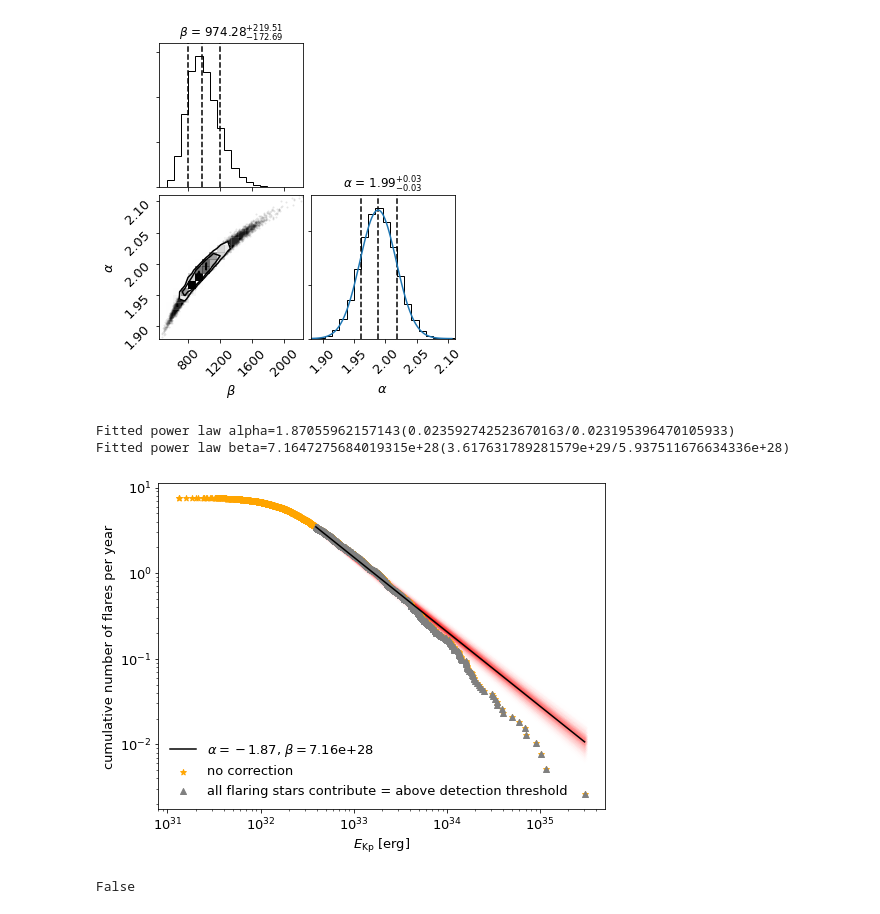
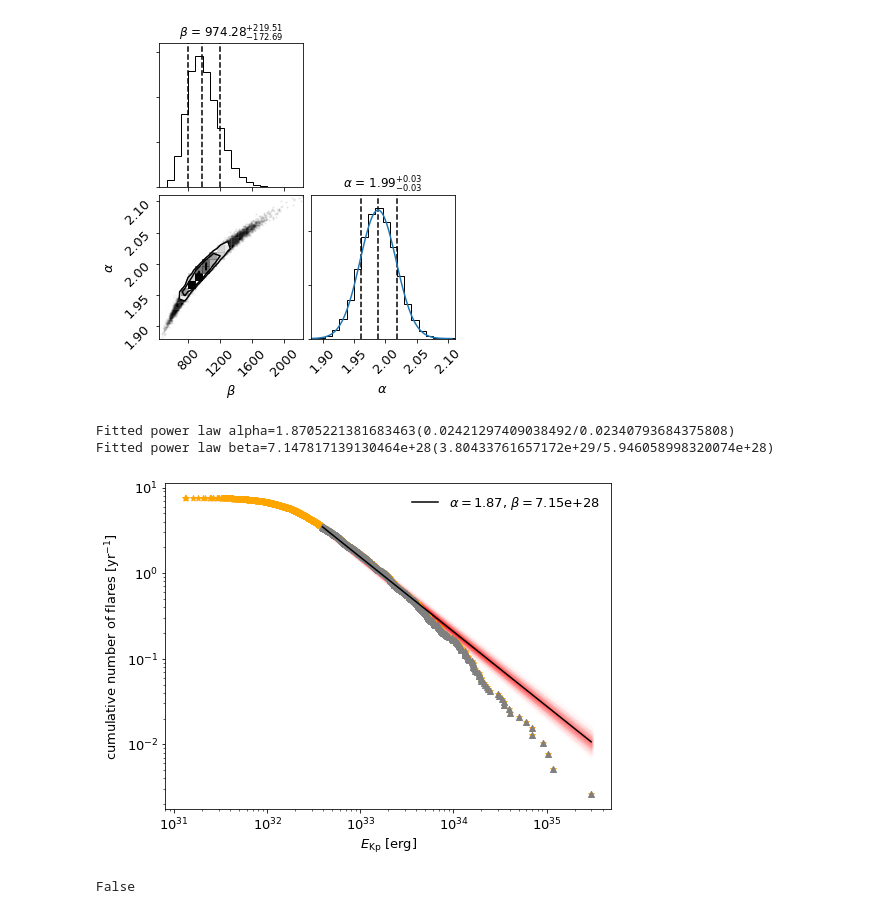
Before and after one commit to ekaterinailin/flares-in-clusters-with-k2-ii, a Jupyter notebook: VettingFlares/FFDs_Wheatland.ipynb, the cells around one changed output. Cells and saved outputs as stored; diff of their text form; code cells hidden in the pictures.

```diff
--- a/VettingFlares/FFDs_Wheatland.ipynb
+++ b/VettingFlares/FFDs_Wheatland.ipynb
@@ -163,7 +163,7 @@ ffd = FFD(f=df2[hasflares & ~(df.ed_rec.isnull())], tot_obs_time=tobs, ID="EPIC"
 ed, freq, counts = ffd.ed_and_freq(energy_correction=False,
                             recovery_probability_correction=False,
                              multiple_stars=False)
-ax.scatter(ed, freq, c="orange", marker="*", label="no correction")
+ax.scatter(ed, freq, c="orange", marker="*")#, label="no correction")
 
 
 #---------- multiple stars
@@ -187,39 +187,39 @@ ffd.freq = freq[np.where(ed>thresh)]
 ffd.alpha_prior = 1.85
 ffd.beta_prior = 1.75e28
 BFA = ffd.fit_mcmc_powerlaw(steps=200.)
 print(f"Fitted power law alpha={ffd.alpha}({ffd.alpha_up_err}/{ffd.alpha_low_err})")
 print(f"Fitted power law beta={ffd.beta}({ffd.beta_up_err}/{ffd.beta_low_err})")
 ispowerlaw = ffd.is_powerlaw()
 truncated = ffd.is_powerlaw_truncated()
 
 ffd.plot_mcmc_powerlaw(ax, BFA, subset=300,linewidth=5, c="r", alpha=.005, zorder=-1)
-ax.scatter(ffd.ed, ffd.freq, marker="^", c="grey", label="all flaring stars contribute = above detection threshold")
-a, x, y = ffd.plot_powerlaw(ax, c="k", label=fr"$\alpha=-${ffd.alpha:.2f}, $\beta=${ffd.beta:.2e}")
+ax.scatter(ffd.ed, ffd.freq, marker="^", c="grey")#, label="all flaring stars contribute = above detection threshold")
+a, x, y = ffd.plot_powerlaw(ax, c="k", label=fr"$\alpha=${ffd.alpha:.2f}, $\beta=${ffd.beta:.2e}")
 
 
 resfullsample["alpha_en"] = ffd.alpha
 resfullsample["alpha_up_err_en"] = ffd.alpha_up_err
 resfullsample["alpha_low_err_en"] = ffd.alpha_low_err
 resfullsample["beta_en"] = ffd.beta
 resfullsample["beta_up_err_en"] = ffd.beta_up_err
 resfullsample["beta_low_err_en"] = ffd.beta_low_err
 resfullsample["nflares_tot_en"] = len(ed)
 resfullsample["nflares_for_fit_en"] = len(ffd.ed)
 resfullsample["ispowerlaw_en"] = ispowerlaw
 resfullsample["istruncated_en"] = truncated
 
 plt.xscale("log")
 plt.yscale("log")
 plt.legend(frameon=False)
 plt.xlabel(r"$E_\mathrm{Kp}$ [erg]")
-plt.ylabel("cumulative number of flares per year")
+plt.ylabel(r"cumulative number of flares [yr$^{-1}$]")
 
 plt.savefig(f"plots/{tstamp}_full_sample_ffd_energy_wheatland.png", dpi=300)
 plt.savefig(f"{paperdir}pics/FFDs/full_sample_ffd_energy_wheatland.png", dpi=300)
 # %% [output]
-Fitted power law alpha=1.87055962157143(0.023592742523670163/0.023195396470105933)
-Fitted power law beta=7.1647275684019315e+28(3.617631789281579e+29/5.937511676634336e+28)
+Fitted power law alpha=1.8705221381683463(0.02421297409038492/0.02340793684375808)
+Fitted power law beta=7.147817139130464e+28(3.80433761657172e+29/5.946058998320074e+28)
-[figure, old version]
+[figure, new version]
 # %%
 ispowerlaw
 # %% [output]
```
Also changed, not shown: parts of 1 cell of this notebook, 2 other files.
